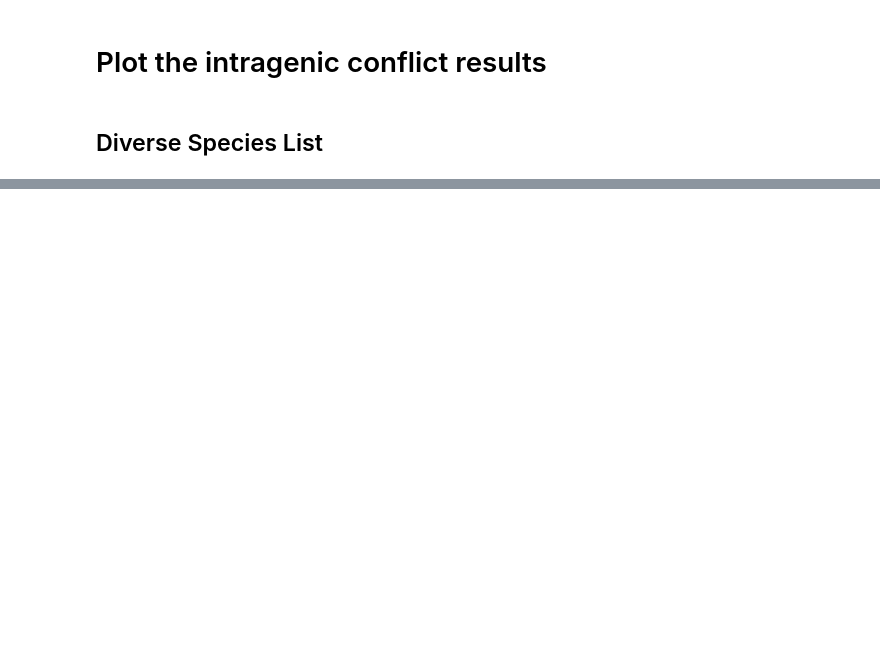
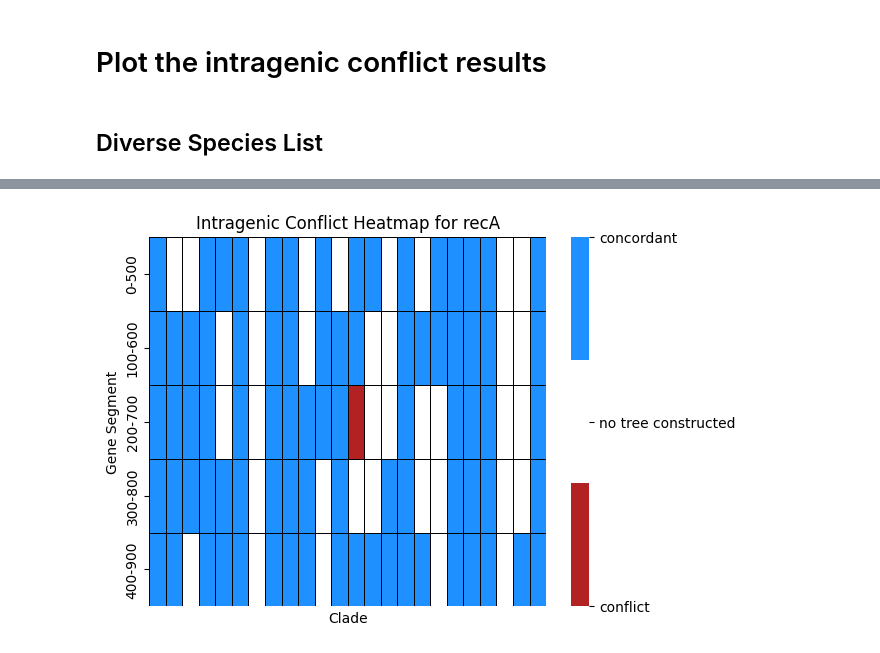
Before and after one commit to peneeta/HGTPhylogeny, a Jupyter notebook: intragenic_conflict/plot_ic_results.ipynb, the cells around one changed output, grey strips where cells are left out. Saved outputs shown, nothing was run; the diff lists cells and outputs as text; code cells hidden in the pictures; blank space fills up the shorter version.

```diff
--- a/intragenic_conflict/plot_ic_results.ipynb
+++ b/intragenic_conflict/plot_ic_results.ipynb
@@ -65,0 +64,6 @@ PlotIntragenicConflictHeatmap(bla_df, "bla")
+# %%
+# recA (recombinance observed)
+reca_df = pd.read_csv("./diverse/recA/recA_aligned_trimmed.fasta.interval_plotdata", sep= " ")
+PlotIntragenicConflictHeatmap(reca_df, "recA")
+# %% [output]
+[figure, added]
```
Also changed, not shown: parts of 12 cells of this notebook, 54 other files.
